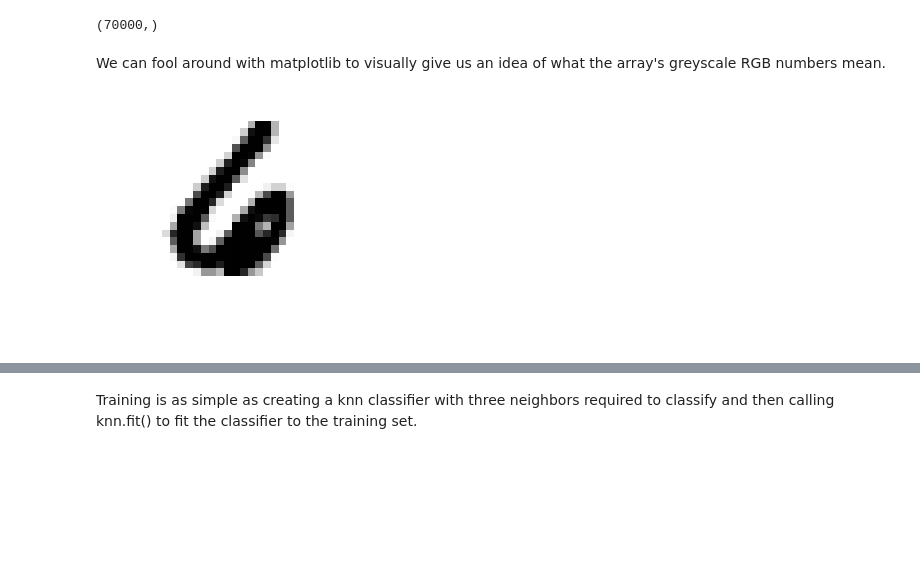
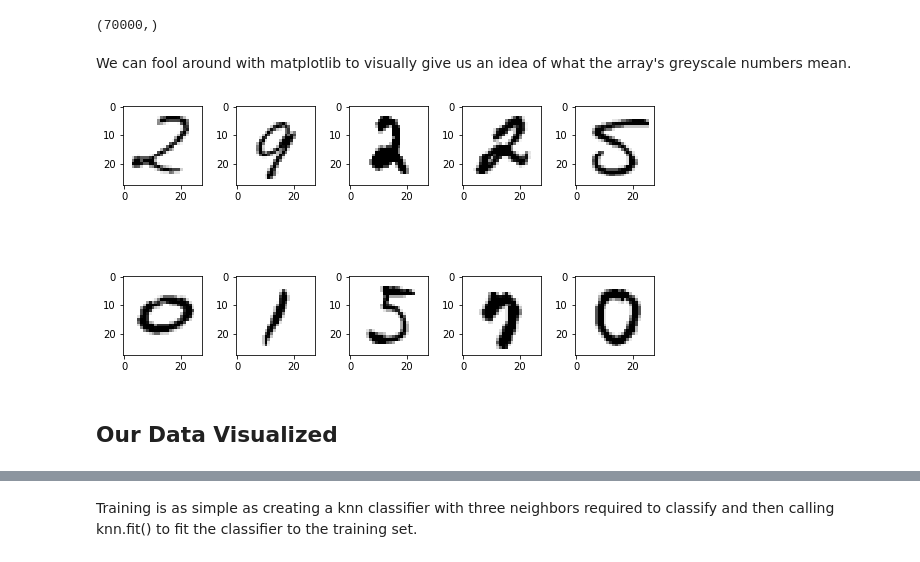
Before and after one commit to Nick-Angel/WorkshopNotebooks, a Jupyter notebook: KNN_MNIST.ipynb, the cells around one changed output, grey strips where cells are left out. Saved outputs shown, nothing was run; the diff lists cells and outputs as text; code cells hidden in the pictures; blank space fills up the shorter version.

```diff
--- a/KNN_MNIST.ipynb
+++ b/KNN_MNIST.ipynb
@@ -5,8 +21,8 @@ First, we'll import all necessary models and then load the dataset. We're primar
 # %%
-from sklearn.datasets import fetch_mldata
+from sklearn.datasets import fetch_openml
 from sklearn.model_selection import cross_val_score
 from sklearn.neighbors import KNeighborsClassifier
 import numpy as np
+import pandas as pd
 
-mnist = fetch_mldata('MNIST original')
-mnist
+mnist = fetch_openml('mnist_784', version=1, cache=True)
@@ -33,18 +82,26 @@ y.shape
 # %% [output]
 (70000,)
 # %% [markdown]
-We can fool around with matplotlib to visually give us an idea of what the array's greyscale RGB numbers mean.
+We can fool around with matplotlib to visually give us an idea of what the array's greyscale numbers mean.
 # %%
 %matplotlib inline
 import matplotlib
 import matplotlib.pyplot as plt
 
-some_digit = X[39994]
+some_digit = X[9]
 some_digit_image = some_digit.reshape(28,28)
+fig=plt.figure(figsize=(8, 8))
+digits = X[np.random.randint(0, high=70000, size=10)]
+rows = 2
+columns = 5
 
-plt.imshow(some_digit_image, cmap=matplotlib.cm.binary,
-          interpolation="nearest")
-plt.axis("off")
+for i in range(len(digits)):
+    fig.add_subplot(rows, columns, i+1)
+    plt.imshow(digits[i].reshape(28,28), cmap=matplotlib.cm.binary,
+              interpolation="nearest")
+    plt.tight_layout()
 plt.show()
 # %% [output]
-[figure, old version]
+[figure, new version]
+# %% [markdown]
+## Our Data Visualized
```
Also changed, not shown: parts of 47 cells of this notebook.
